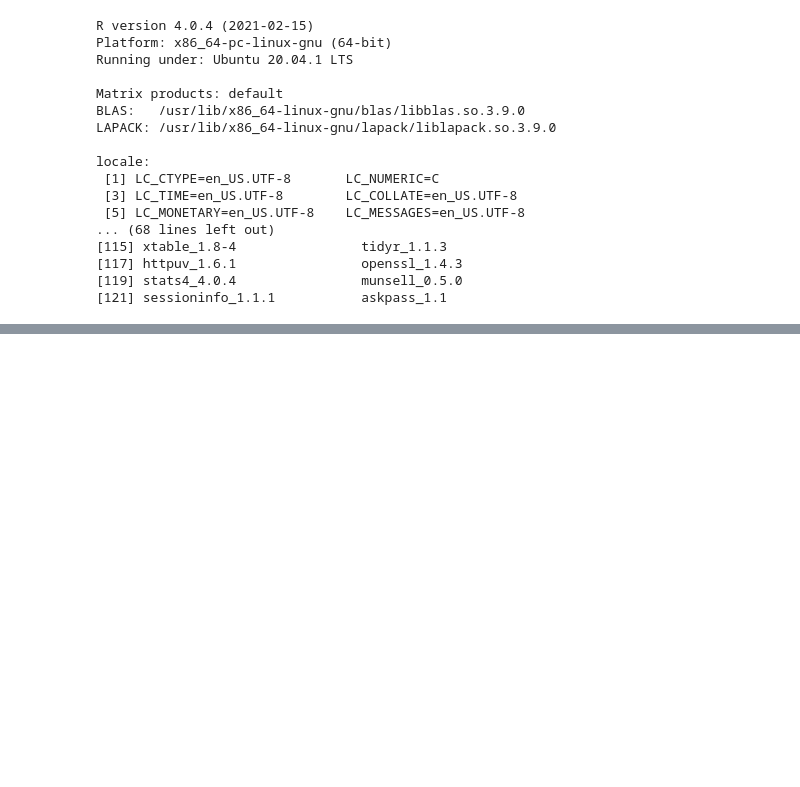
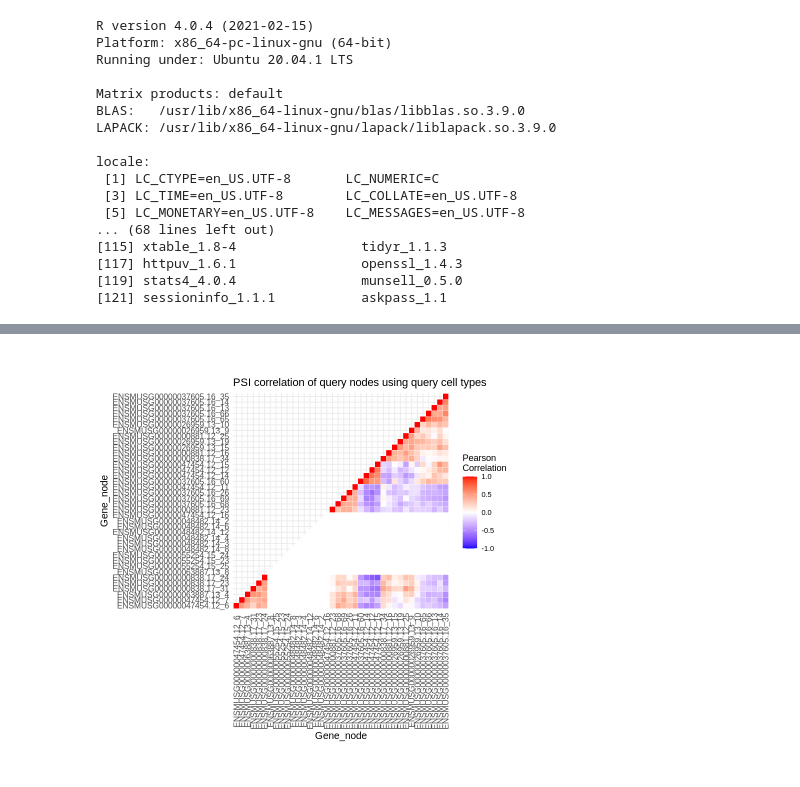
Before and after one commit to hemberg-lab/scfindME, a Jupyter notebook: scfindME_usage_summary.ipynb, the cells around one changed output, grey strips where cells are left out. Cells and saved outputs as stored; diff of their text form; code cells hidden in the pictures; blank space fills up the shorter version.

```diff
--- a/scfindME_usage_summary.ipynb
+++ b/scfindME_usage_summary.ipynb
@@ -736,0 +924,24 @@ locale:
+# %%
+melted_cormat$Var1 <- as.character(melted_cormat$Var1)
+# %%
+melted_cormat$Var2 <- as.character(melted_cormat$Var2)
+# %%
+library(ggplot2)
+    # Create a ggheatmap
+    ggheatmap <- ggplot(melted_cormat, aes(Var2, Var1, fill = value))+
+     geom_tile(color = "white")+
+     scale_fill_gradient2(low = "blue", high = "red", mid = "white",
+        midpoint = 0, limit = c(-1,1), space = "Lab",
+        name="Pearson\nCorrelation") +
+        theme_minimal()+ # minimal theme
+        theme(axis.title = element_text(size = 12),
+              axis.text.x = element_text(angle = 90, vjust = 0.5, size = 10, hjust = 0.5),
+              axis.text.y = element_text(size = 10))+
+        coord_fixed() +
+        scale_x_discrete(breaks=melted_cormat$Var1,
+                         labels=as.character(melted_cormat$Var1)) +
+    labs(title = 'PSI correlation of query nodes using query cell types', x = 'Gene_node', y = 'Gene_node')
+
+ggheatmap
+# %% [output]
+[figure, added]
```
Also changed, not shown: parts of 44 cells of this notebook, 4 other files.
